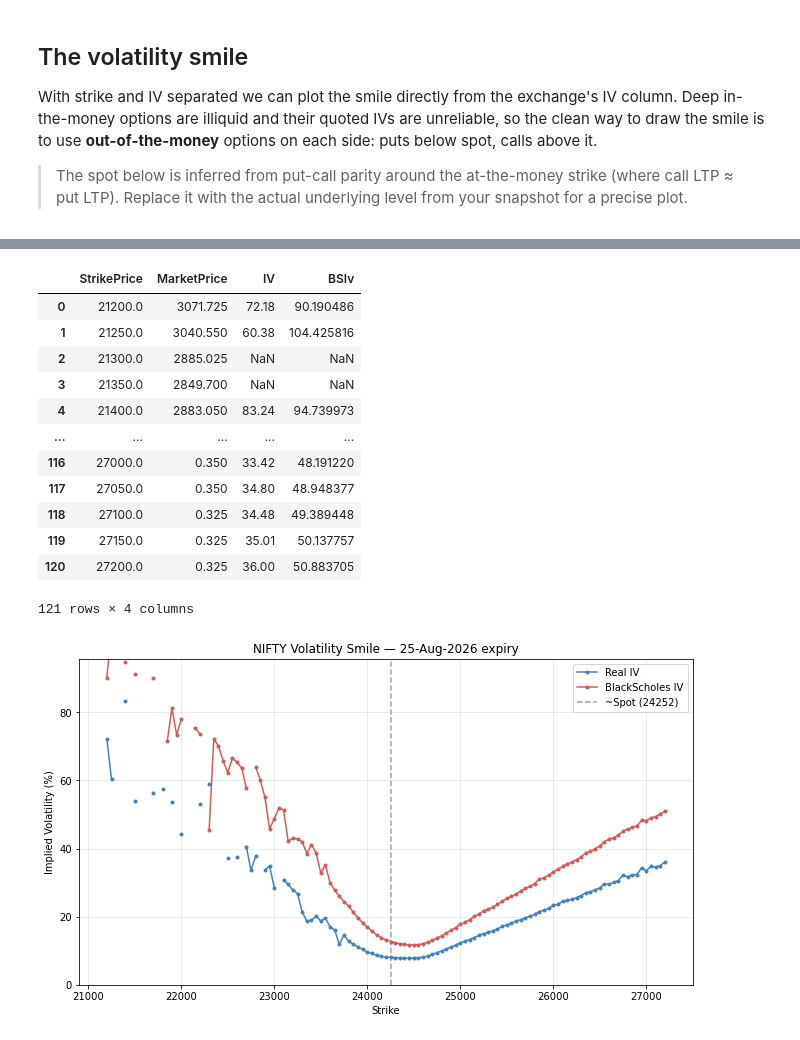
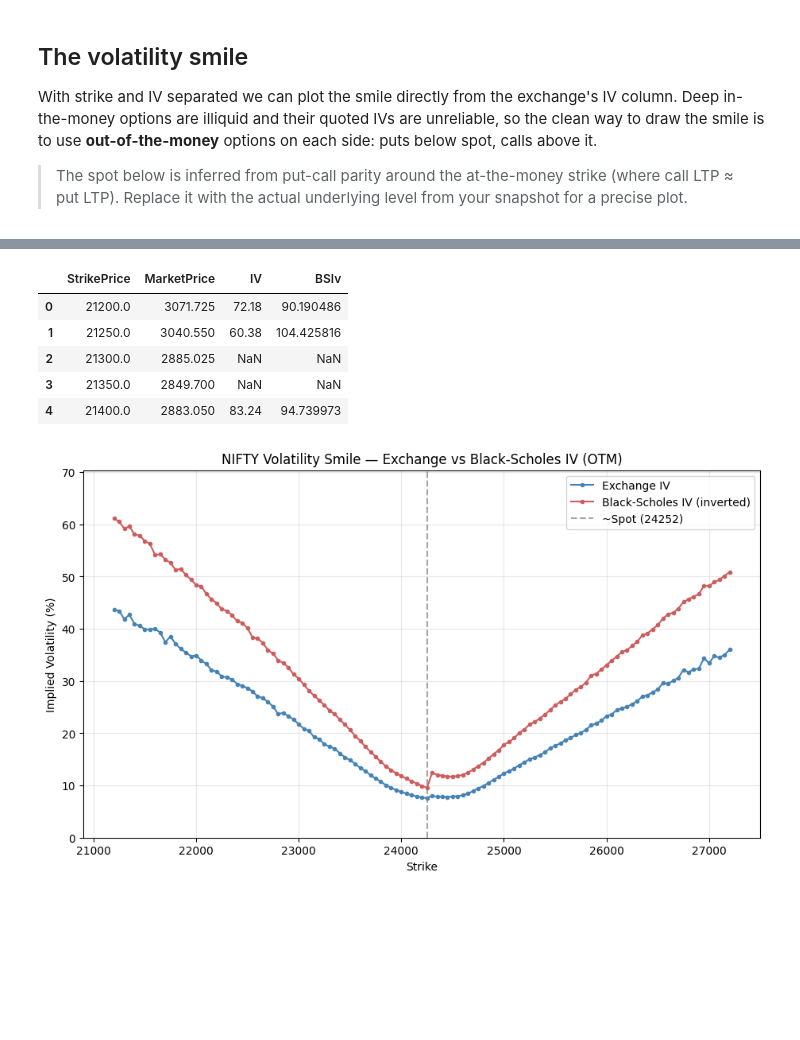
Before and after one commit to kanak27/Quant-journey, a Jupyter notebook: Options/Volatility smile.ipynb, the cells around one changed output, grey strips where cells are left out. Cells and saved outputs as stored; diff of their text form; code cells hidden in the pictures; blank space fills up the shorter version.

Commit message:
Add direct BS put + put-side IV inversion, OTM-merged smile

```diff
--- a/Options/Volatility smile.ipynb
+++ b/Options/Volatility smile.ipynb
@@ -83,11 +83,18 @@ plt.legend(); plt.grid(alpha=.3); plt.show()
 # %%
 def find_iv(mkt, S, K, r, T):
     f = lambda sig: BS.calculateCallOptionPrice(S, K, r, T, sig) - mkt
-
     try:
         return brentq(f, 0.001, 3.0) * 100
     except ValueError:      # no root in [0.1%, 300%] vol → return NaN instead of crashing
         return np.nan
+
+def find_iv_put(mkt, S, K, r, T):
+    # uses the direct BS put (function of sigma) added to Black_Scholes.py
+    f = lambda sig: BS.calculatePutOptionPriceBS(S, K, r, T, sig) - mkt
+    try:
+        return brentq(f, 0.001, 3.0) * 100
+    except ValueError:
+        return np.nan
 # %%
 r = 0.065
 T = 2 / 365
@@ -97,7 +104,11 @@ calls['BSIv'] = calls.apply(
     lambda row: find_iv(row['MarketPrice'], S, row['StrikePrice'], r, T),
     axis=1
 )
-calls
+puts['BSIv'] = puts.apply(
+    lambda row: find_iv_put(row['MarketPrice'], S, row['StrikePrice'], r, T),
+    axis=1
+)
+calls.head()
 # %% [output]
 |  | StrikePrice | MarketPrice | IV | BSIv |
 | 0 | 21200.0 | 3071.725 | 72.18 | 90.190486 |
@@ -105,23 +116,25 @@ calls
 | 2 | 21300.0 | 2885.025 | NaN | NaN |
 | 3 | 21350.0 | 2849.700 | NaN | NaN |
 | 4 | 21400.0 | 2883.050 | 83.24 | 94.739973 |
-| ... | ... | ... | ... | ... |
-| 116 | 27000.0 | 0.350 | 33.42 | 48.191220 |
-| 117 | 27050.0 | 0.350 | 34.80 | 48.948377 |
-| 118 | 27100.0 | 0.325 | 34.48 | 49.389448 |
-| 119 | 27150.0 | 0.325 | 35.01 | 50.137757 |
-| 120 | 27200.0 | 0.325 | 36.00 | 50.883705 |
-121 rows × 4 columns
 # %%
+# Reliable IV comes from OUT-OF-THE-MONEY options: puts below spot, calls above.
+# Deep-ITM options have near-zero vega, so their inverted IV is numerically unstable.
 spot = 24252
 
+otm_puts_bs  = puts[puts['StrikePrice']  <  spot]
+otm_calls_bs = calls[calls['StrikePrice'] >= spot]
+
+smile = (pd.concat([otm_puts_bs[['StrikePrice', 'IV', 'BSIv']],
+                    otm_calls_bs[['StrikePrice', 'IV', 'BSIv']]])
+           .sort_values('StrikePrice').reset_index(drop=True))
+
 plt.figure(figsize=(11, 6))
-plt.plot(calls['StrikePrice'].to_numpy(), calls['IV'].to_numpy(), 'o-', ms=3, color='steelblue', label='Real IV')
-plt.plot(calls['StrikePrice'].to_numpy(), calls['BSIv'].to_numpy(), 'o-', ms=3, color='indianred', label='BlackScholes IV')
+plt.plot(smile['StrikePrice'].to_numpy(), smile['IV'].to_numpy(),   'o-', ms=3, color='steelblue', label='Exchange IV')
+plt.plot(smile['StrikePrice'].to_numpy(), smile['BSIv'].to_numpy(), 'o-', ms=3, color='indianred', label='Black-Scholes IV (inverted)')
 plt.axvline(spot, ls='--', color='gray', alpha=.7, label=f'~Spot ({spot})')
-plt.title('NIFTY Volatility Smile — 25-Aug-2026 expiry')
+plt.title('NIFTY Volatility Smile — Exchange vs Black-Scholes IV (OTM)')
 plt.xlabel('Strike'); plt.ylabel('Implied Volatility (%)')
-plt.ylim(0, max(calls['IV'].max(), calls['IV'].max()) * 1.15)
+plt.ylim(0, np.nanmax([smile['IV'].max(), smile['BSIv'].max()]) * 1.15)
 plt.legend(); plt.grid(alpha=.3); plt.show()
 # %% [output]
-[figure, old version]
+[figure, new version]
```
Also changed, not shown: 2 other files.
